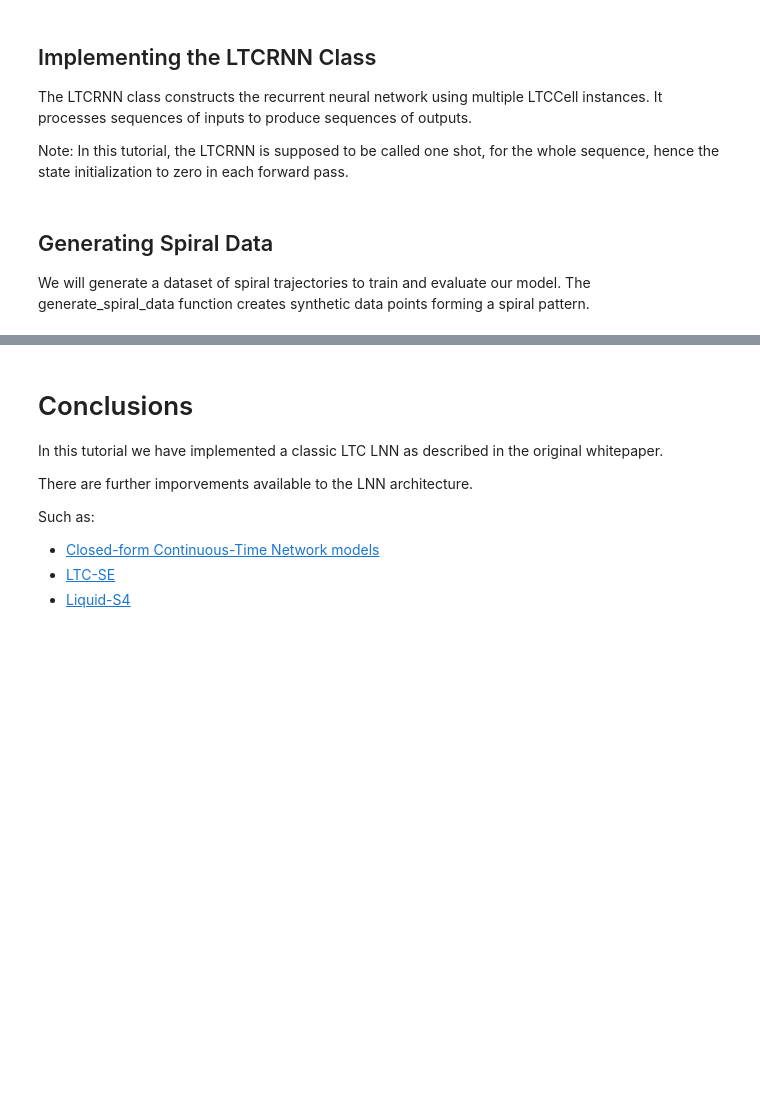
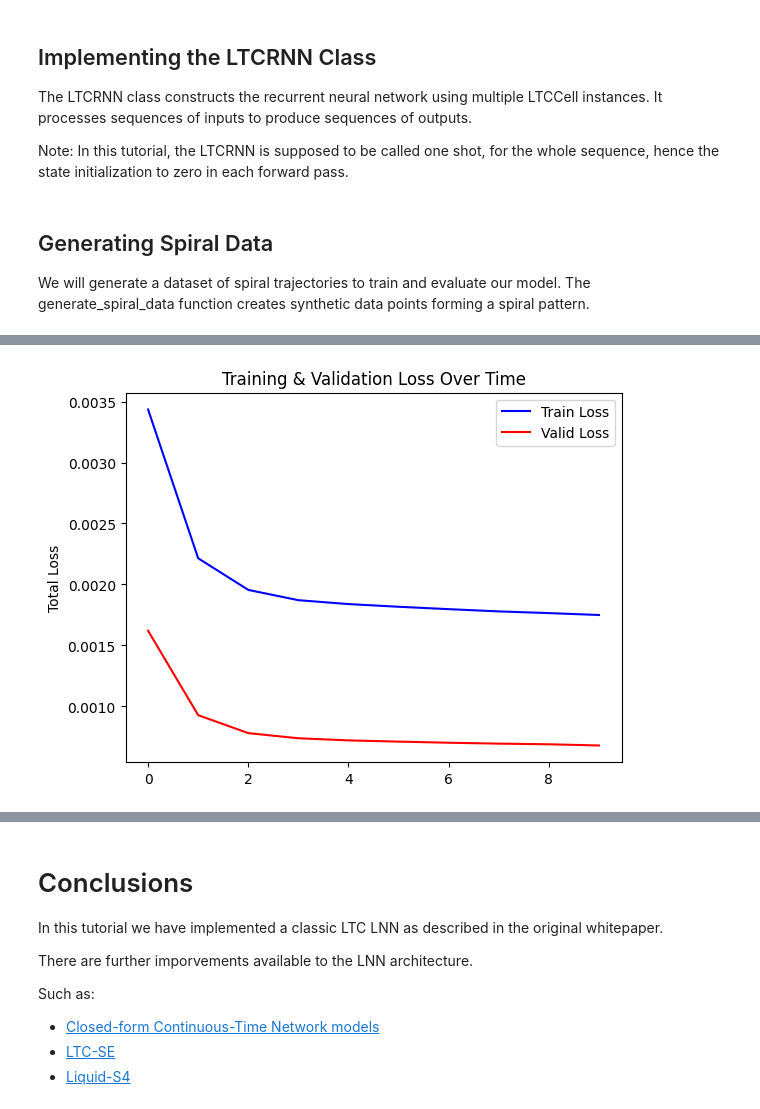
Before and after one commit to ShaoYurui/LTCtutorial, a Jupyter notebook: LNN_Test.ipynb, the cells around one changed output, grey strips where cells are left out. Cells and saved outputs as stored; diff of their text form; code cells hidden in the pictures; blank space fills up the shorter version.

```diff
--- a/LNN_Test.ipynb
+++ b/LNN_Test.ipynb
@@ -388,0 +390,97 @@ plt.show()
+# %%
+class SimpleMLP(nn.Module):
+    def __init__(self, input_dim, output_dim):
+        super(SimpleMLP, self).__init__()
+        self.fc1 = nn.Linear(input_dim, 32)   # Input to hidden layer 1
+        self.fc2 = nn.Linear(32, 28)  # Hidden layer 1 to 2
+        self.fc3 = nn.Linear(28, 20)  # Hidden layer 2 to 3
+        self.fc4 = nn.Linear(20, output_dim)   # Hidden layer 3 to output
+
+    def forward(self, x):
+        x = F.relu(self.fc1(x))  # Activation after fc1
+        x = F.relu(self.fc2(x))  # Activation after fc2
+        x = F.relu(self.fc3(x))  # Activation after fc3
+        x = self.fc4(x)          # Final output (no activation, e.g., for regression or logits)
+        return x
+# %%
+# Hyperparameters
+input_dim = 2 # Number of input dimensions
+output_dim = 2 # Number of output dimensions
+num_points = 100 # Number of spiral points in dataset
+num_turns = 3 # Number of spiral turns
+learning_rate = 0.0005
+num_epochs = 1000
+seq_len = 3 # Maximum length of the sample sequence
+batch_size = 32
+
+# Initialize model
+model = SimpleMLP(input_dim, output_dim)
+
+# Define loss function and optimizer
+criterion = nn.MSELoss()
+optimizer = torch.optim.Adam(model.parameters(), lr=learning_rate)
+
+total_train_losses = []
+total_valid_losses = []
+
+# Start timer
+start_time = time.time()
+
+# Training loop
+for epoch in range(num_epochs):
+    model.train()
+    total_train_loss = 0
+
+    # Iterate over batches
+    for x, y_target in zip(train_input_batches, train_target_batches):
+        optimizer.zero_grad()
+        x = torch.stack(x)  # Stack batch of sequences
+        y_target = torch.stack(y_target)  # Stack batch of targets
+        outputs = model(x)  # Forward pass through the model
+        loss = criterion(outputs, y_target)  # Compute loss
+
+        # Accumulate total loss and perform backward pass and optimization step
+        total_train_loss += loss.item()
+        loss.backward()
+        optimizer.step()
+
+
+    # Print loss every 100 epochs and plot predictions
+    if (epoch + 1) % 100 == 0:
+        total_val_loss = 0
+        # Prediction and plotting
+        model.eval()
+        with torch.no_grad():
+            predictions = model(torch.stack(valid_inputs_split))
+            total_valid_loss = criterion(predictions, torch.stack(valid_labels_split))  # Compute loss
+
+            # Compute average loss for this epoch
+            total_train_losses.append(total_train_loss)
+            total_valid_losses.append(total_valid_loss)
+
+# End timer and print elapsed time
+MLP_elapsed_time = time.time() - start_time
+
+# Plot the average loss curve
+plt.plot(total_train_losses, color='b', label="Train Loss")  # Plot every plot_epoch_no epoch's loss
+plt.plot(total_valid_losses, color='r', label="Valid Loss")
+plt.ylabel('Total Loss')
+plt.title('Training & Validation Loss Over Time')
+plt.legend()
+plt.show()
+print(f"Epoch {epoch+1}/{num_epochs}, Total Train Loss: {total_train_loss:.10f}, , Total Valid Loss: {total_valid_loss:.10f}")
+
+model.eval()
+with torch.no_grad():
+    predictions = model(torch.FloatTensor(all_inputs).unsqueeze(0))
+    np_predictions = predictions.squeeze(0).numpy()
+    val_loss = criterion(predictions, torch.FloatTensor(all_targets).unsqueeze(0))  # Compute loss
+
+plt.plot(all_targets[:, 0], all_targets[:, 1], 'g-', label='True Path')
+plt.plot(np_predictions[:, 0], np_predictions[:, 1], 'r-', label='Predicted Path')
+plt.legend()
+plt.show()
+
+MLP_total_valid_losses = total_valid_losses
+# %% [output]
+[figure, added]
```
Also changed, not shown: parts of 12 cells of this notebook, 2 other files.
